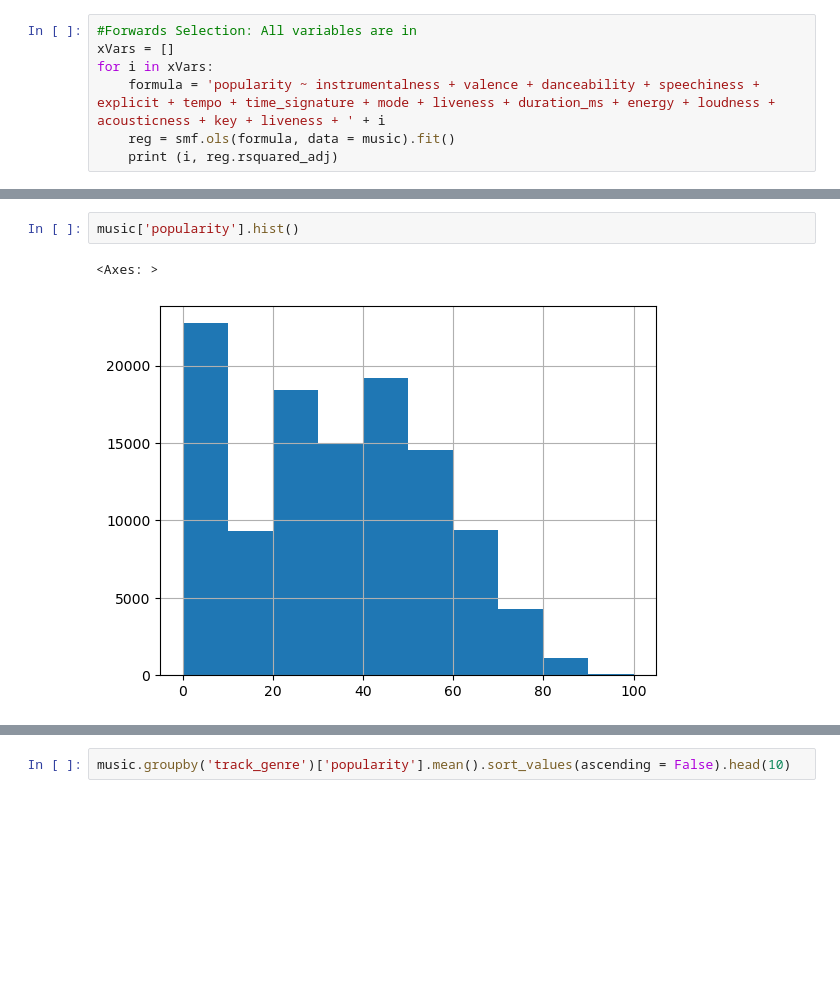
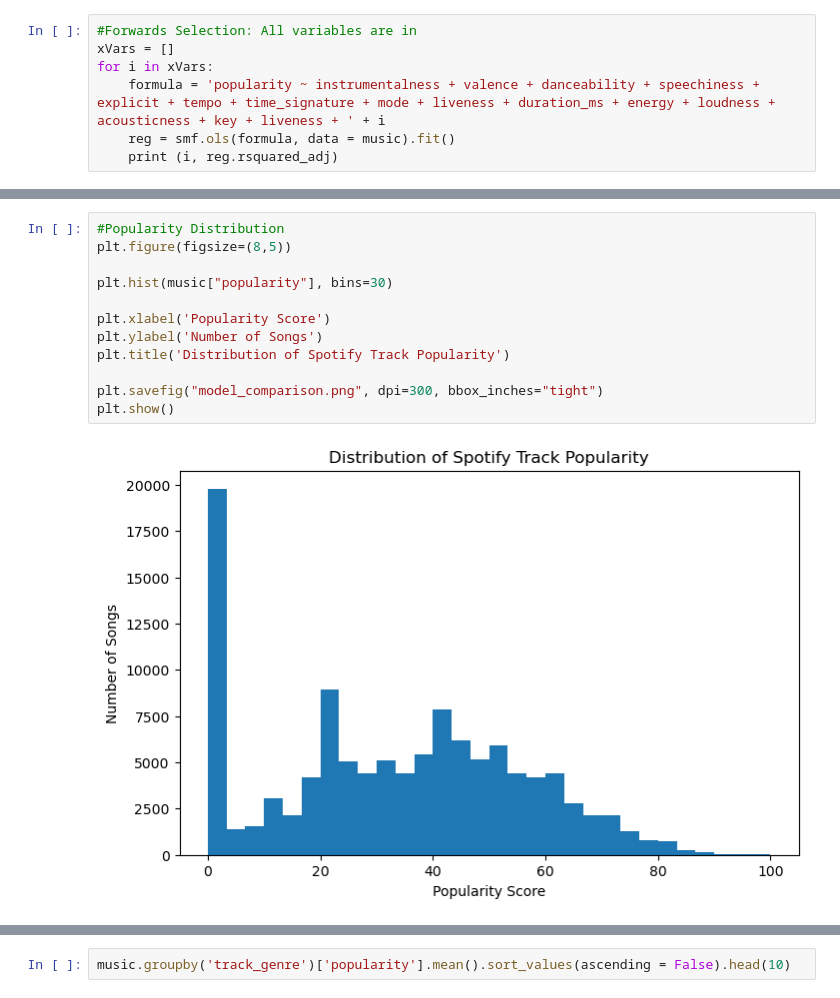
Before and after one commit to kohoma1223/Predictive-Analytics-of-Music-Popularity, a Jupyter notebook: SummerProject.ipynb, the cells around one changed output, grey strips where cells are left out. Cells and saved outputs as stored; diff of their text form; blank space fills up the shorter version.

```diff
--- a/SummerProject.ipynb
+++ b/SummerProject.ipynb
@@ -220,10 +213,19 @@ Notes:
 [2] The condition number is large, 3.77e+06. This might indicate that there are
 strong multicollinearity or other numerical problems.
 # %%
-music['popularity'].hist()
+#Popularity Distribution
+plt.figure(figsize=(8,5))
+
+plt.hist(music["popularity"], bins=30)
+
+plt.xlabel('Popularity Score')
+plt.ylabel('Number of Songs')
+plt.title('Distribution of Spotify Track Popularity')
+
+plt.savefig("model_comparison.png", dpi=300, bbox_inches="tight")
+plt.show()
 # %% [output]
-<Axes: >
-[figure, old version]
+[figure, new version]
 # %%
 music[music.popularity >= 80].sort_values(by = 'popularity', ascending = False).head(20)
 # %% [output]
```
Also changed, not shown: parts of 29 cells of this notebook.
